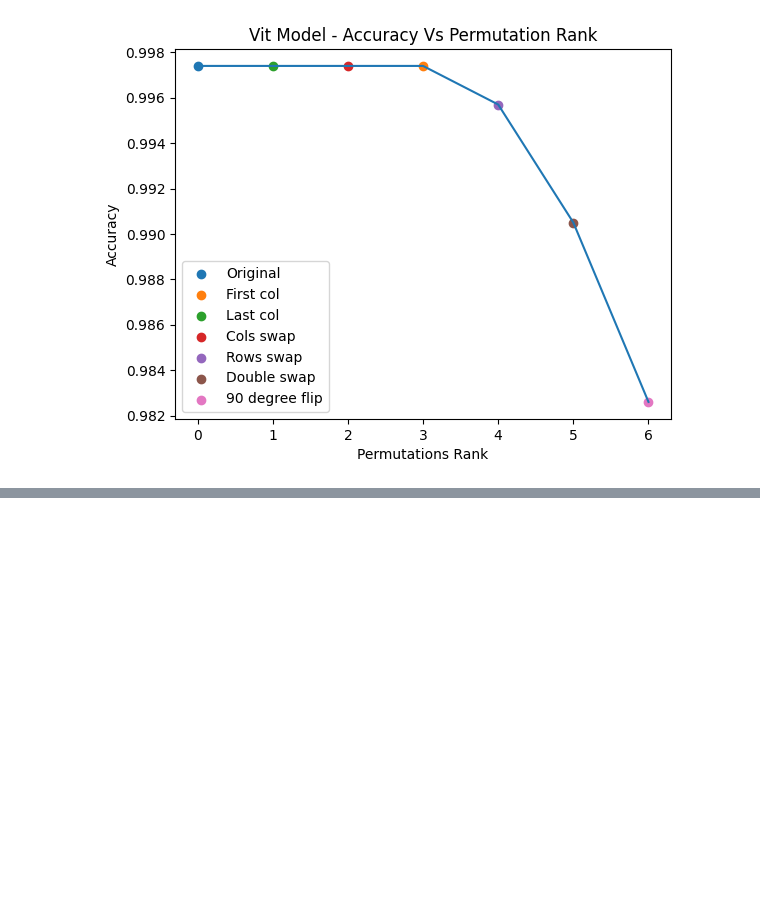
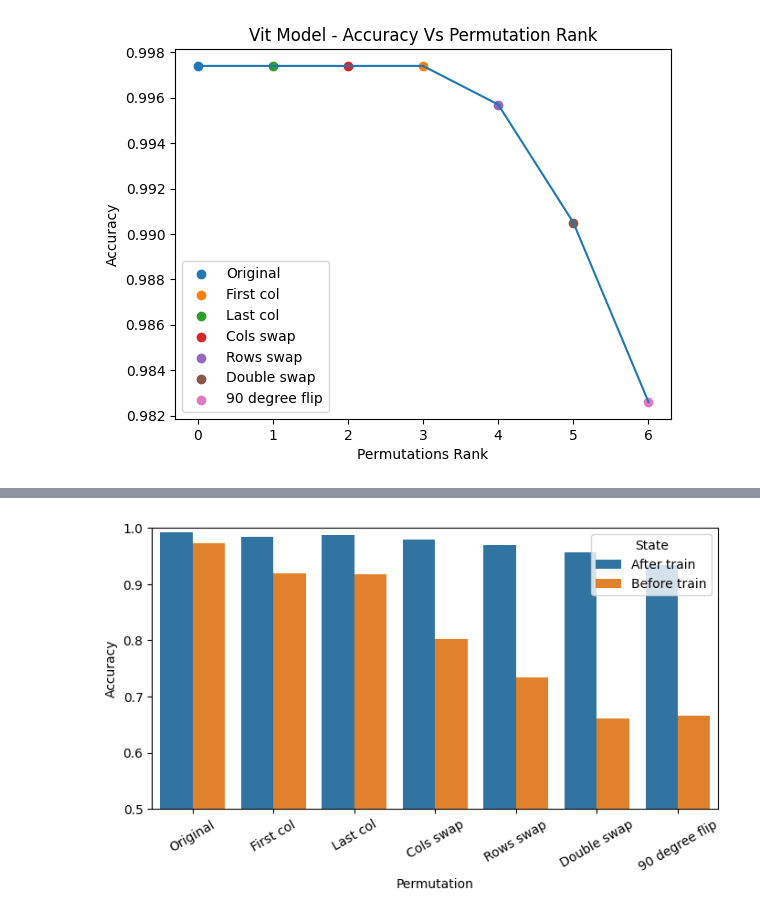
Before and after one commit to itayshap/MLDS-Final-Project, a Jupyter notebook: Final_Project_Permuted Puzzle.ipynb, the cells around one changed output, grey strips where cells are left out. Cells and saved outputs as stored; diff of their text form; code cells hidden in the pictures; blank space fills up the shorter version.

Commit message:
Starting Question 2

```diff
--- a/Final_Project_Permuted Puzzle.ipynb
+++ b/Final_Project_Permuted Puzzle.ipynb
@@ -173,0 +232,8 @@ draw_rank_test_results(Vit_results, permutation_dict, 'Vit Model')
+# %%
+pretrained_transform = Transform_Builder.build(size=224, with_premute=True, tiles_num=9, permutations_set=[permutation_dict['Rows swap']])
+pretrained_dataloaders = Model_Builder.build_dataloaders(train,val,test, pretrained_transform)
+# %%
+pretrained_params = trainParams(5e-3, 5, torch.optim.SGD,0.9)
+model_optimizer = pretrained_params.optimizer(pretrained_model.parameters(), pretrained_params.lr)
+criterion = nn.CrossEntropyLoss()
+pretrained_model = pretrained_model.start_train(criterion, model_optimizer, pretrained_dataloaders, num_epochs=pretrained_params.num_epochs, verbose=False)
@@ -173,0 +259,14 @@ draw_rank_test_results(Vit_results, permutation_dict, 'Vit Model')
+# %%
+pretrained_permutation_results = run_accuracy_test(model=pretrained_model, permutation_dict=permutation_dict, size=224)
+# %%
+pretrained_permutation_df = pd.DataFrame(pretrained_permutation_results)
+pretrained_permutation_df['State'] = 'After train'
+pretrained_rank_test_result_df = pd.DataFrame(data=custom_results['Accuracy'], columns=['Accuracy'], index= pretrained_permutation_df.Permutation).reset_index()
+pretrained_rank_test_result_df['State'] = 'Before train'
+# %%
+plt.figure(figsize=(8,4))
+sns.barplot(data=pd.concat([pretrained_permutation_df, pretrained_rank_test_result_df]), x='Permutation', y='Accuracy', hue='State')
+plt.ylim((0.5,1))
+plt.xticks(rotation=30);
+# %% [output]
+[figure, added]
```
Also changed, not shown: parts of 11 cells of this notebook, 1 other file.
